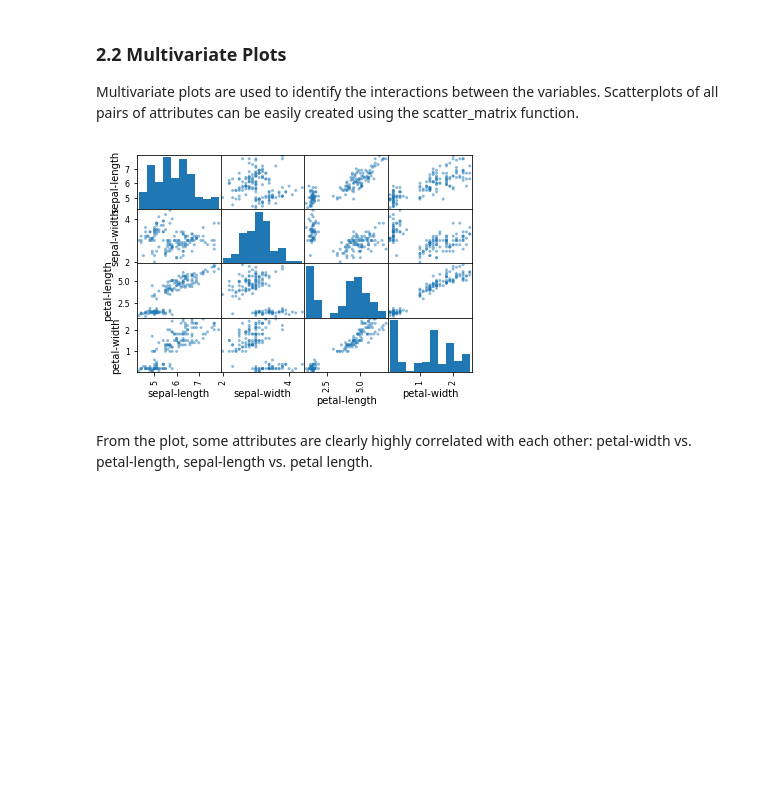
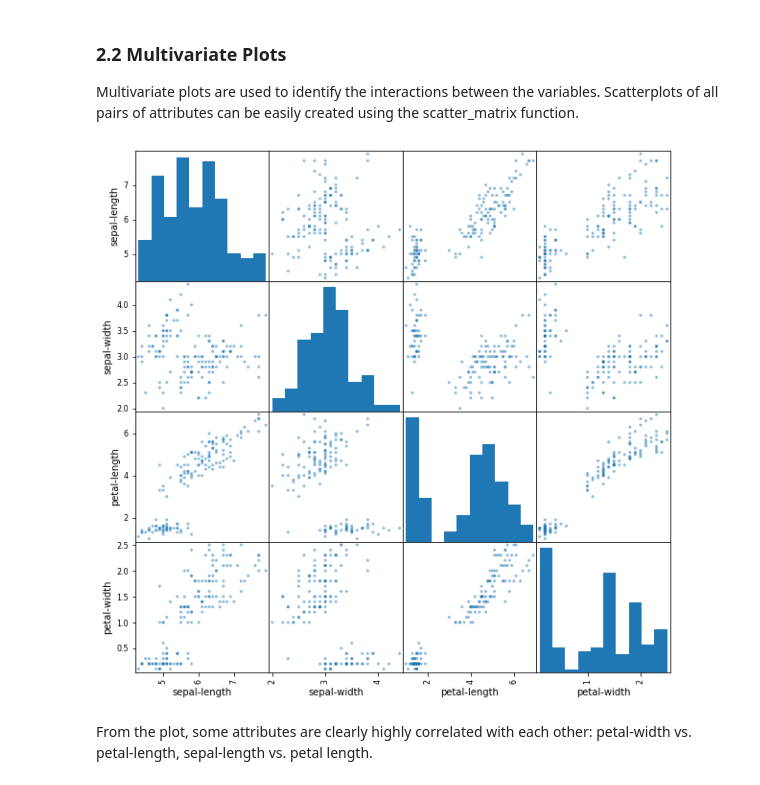
Before and after one commit to kevin0634/ScikitLearnPython, a Jupyter notebook: pythonBasics/pythonIntro.ipynb, the cells around one changed output. Cells and saved outputs as stored; diff of their text form; code cells hidden in the pictures; blank space fills up the shorter version.

```diff
--- a/pythonBasics/pythonIntro.ipynb
+++ b/pythonBasics/pythonIntro.ipynb
@@ -218,10 +218,10 @@ Multivariate plots are used to identify the interactions between the variables.
 # %%
 # scatter plot matrix
 
-scatter_matrix(dataset)
+scatter_matrix(dataset, figsize=(10,10))
 pyplot.show()
 # %% [output]
-[figure, old version]
+[figure, new version]
 # %% [markdown]
 From the plot, some attributes are clearly highly correlated with each other: petal-width vs. petal-length, sepal-length vs. petal length.
 # %% [markdown]
```
Also changed, not shown: parts of 20 cells of this notebook, 2 other files.
